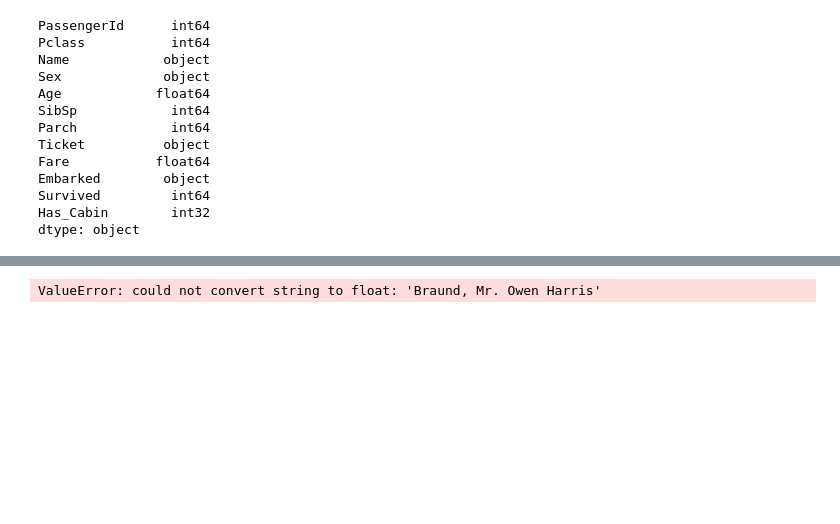
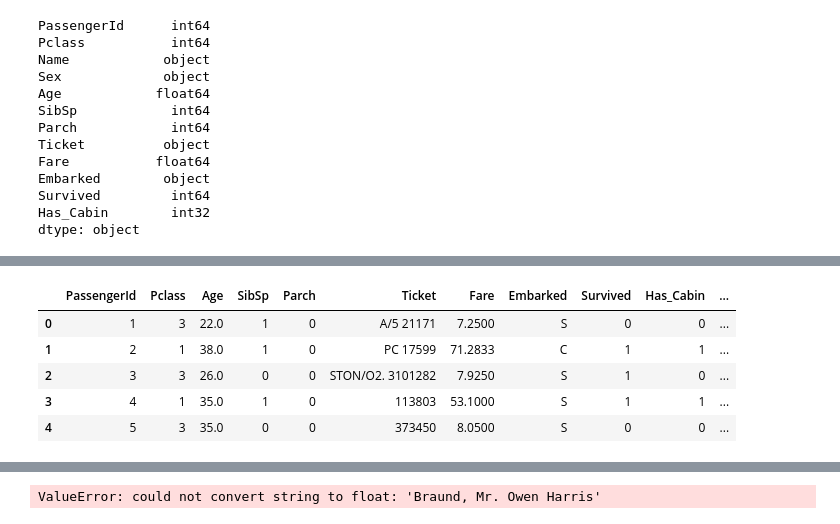
Before and after one commit to arfan64shah/Data_Science, a Jupyter notebook: Titanic_EDA/Titanic_Complete.ipynb, the cells around one changed output, grey strips where cells are left out. Drawn from its saved outputs; the diff is of its cells as text; code cells hidden in the pictures; blank space fills up the shorter version.

```diff
--- a/Titanic_EDA/Titanic_Complete.ipynb
+++ b/Titanic_EDA/Titanic_Complete.ipynb
@@ -194,0 +216,11 @@ training_dataset.drop()
+# %%
+# now handle sex with one hot encoding
+training_dataset = pd.get_dummies(training_dataset, columns = ['Sex'])
+training_dataset.head()
+# %% [output]
+|  | PassengerId | Pclass | Age | SibSp | Parch | Ticket | Fare | Embarked | Survived | Has_Cabin | ... |
+| 0 | 1 | 3 | 22.0 | 1 | 0 | A/5 21171 | 7.2500 | S | 0 | 0 | ... |
+| 1 | 2 | 1 | 38.0 | 1 | 0 | PC 17599 | 71.2833 | C | 1 | 1 | ... |
+| 2 | 3 | 3 | 26.0 | 0 | 0 | STON/O2. 3101282 | 7.9250 | S | 1 | 0 | ... |
+| 3 | 4 | 1 | 35.0 | 1 | 0 | 113803 | 53.1000 | S | 1 | 1 | ... |
+| 4 | 5 | 3 | 35.0 | 0 | 0 | 373450 | 8.0500 | S | 0 | 0 | ... |
```
Also changed, not shown: parts of 11 cells of this notebook.
